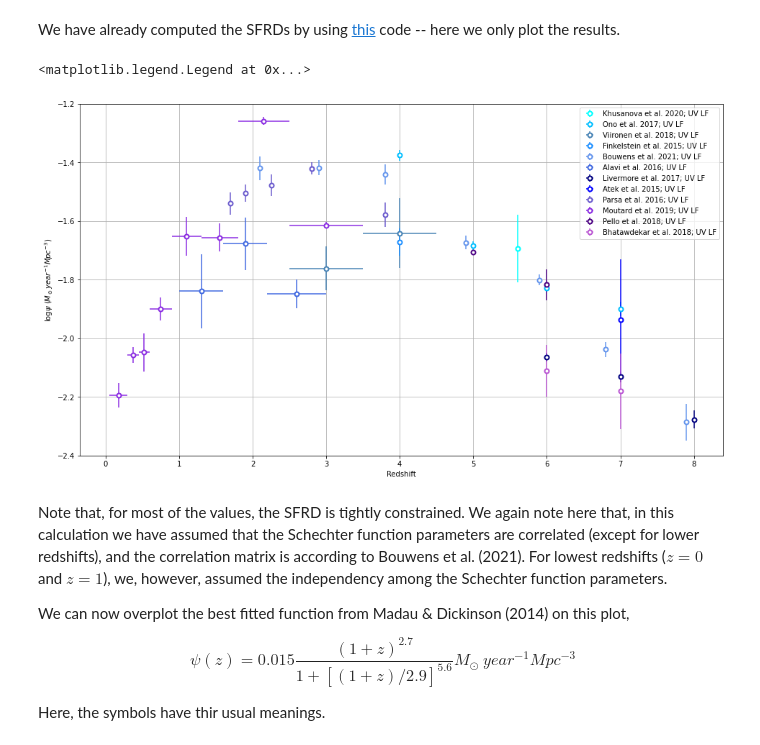
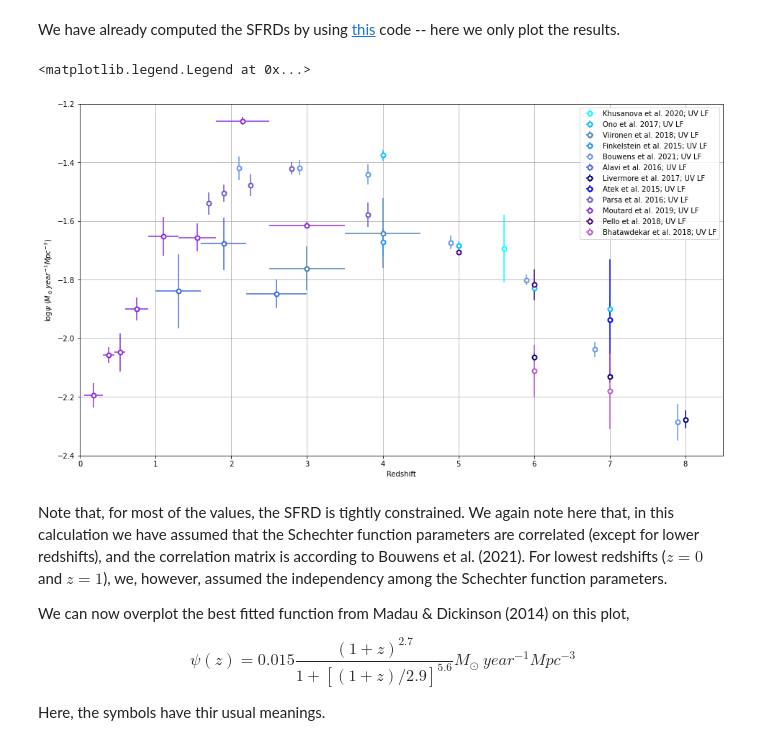
Before and after one commit to Jayshil/csfrd, a Jupyter notebook: Results/res1.ipynb, the cells around one changed output. Saved outputs shown, nothing was run; the diff lists cells and outputs as text; code cells hidden in the pictures.

Commit message:
Adjusting the plot limits

```diff
--- a/Results/res1.ipynb
+++ b/Results/res1.ipynb
@@ -24,34 +24,35 @@ cols = np.array(['cyan', 'deepskyblue', 'steelblue', 'dodgerblue', 'cornflowerbl
 ppr_uv1 = np.loadtxt('sfrd_uv_new.dat', usecols=0, unpack=True, dtype=str)
 zd_uv, zu_uv, sfrd_uv, sfrd_uv_err = np.loadtxt('sfrd_uv_new.dat', usecols=(1,2,3,4), unpack=True)
 zcen_uv = (zd_uv + zu_uv)/2
 zup, zdo = np.abs(zu_uv - zcen_uv), np.abs(zcen_uv - zd_uv)
 log_sfrd_uv, log_sfrd_uv_err = utl.log_err(sfrd_uv, sfrd_uv_err)
 
 plt.figure(figsize=(16, 9))
 # Plotting them
 for i in range(len(ppr_uv)):
     zc_uv, zp, zn, lg_sf, lg_sfe = np.array([]), np.array([]), np.array([]), np.array([]), np.array([])
     for j in range(len(ppr_uv1)):
         if ppr_uv1[j] == ppr_uv[i]:
             zc_uv = np.hstack((zc_uv, zcen_uv[j]))
             lg_sf = np.hstack((lg_sf, log_sfrd_uv[j]))
             lg_sfe = np.hstack((lg_sfe, log_sfrd_uv_err[j]))
             zp = np.hstack((zp, zup[j]))
             zn = np.hstack((zn, zdo[j]))
     if ppr_uv[i] == 'Hagen_et_al._2015':
         continue
     else:
         plt.errorbar(zc_uv, lg_sf, xerr=[zn, zp], yerr=lg_sfe, c=cols[i], label=ppr_uv[i].replace('_',' ') + '; UV LF', fmt='o', mfc='white', mew=2)
 
 #plt.plot(znew, psi2, label='Best fitted function')
 plt.xlabel('Redshift')
 plt.ylabel(r'$\log{\psi}$ ($M_\odot year^{-1} Mpc^{-3}$)')
 plt.grid()
 plt.ylim([-2.4, -1.2])
+plt.xlim([0, 8.5])
 plt.legend(loc='best')
 # %% [output]
 <matplotlib.legend.Legend at 0x...>
-[figure, old version]
+[figure, new version]
 # %% [markdown]
 Note that, for most of the values, the SFRD is tightly constrained. We again note here that, in this calculation we have assumed that the Schechter function parameters are correlated (except for lower redshifts), and the correlation matrix is according to Bouwens et al. (2021). For lowest redshifts ($z=0$ and $z=1$), we, however, assumed the independency among the Schechter function parameters.
 
```
Also changed, not shown: parts of 1 cell of this notebook.
